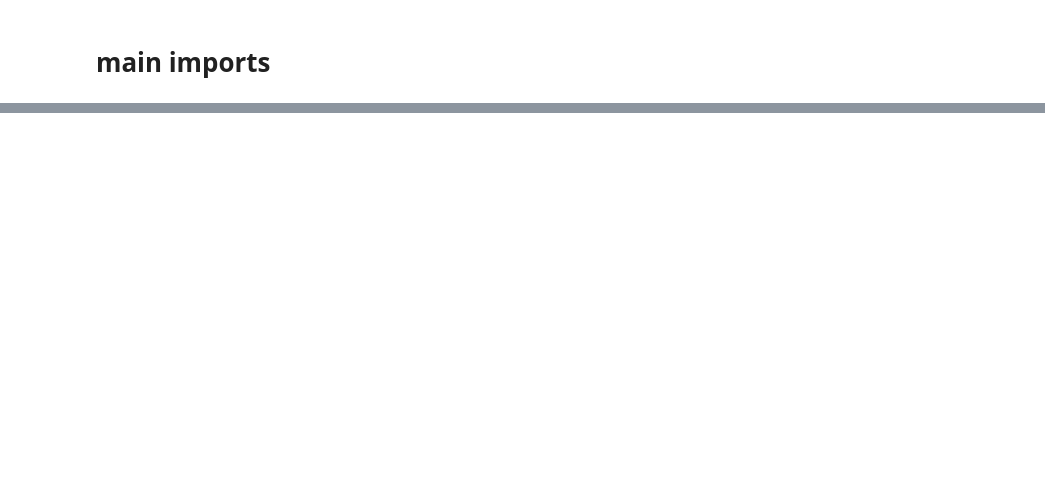
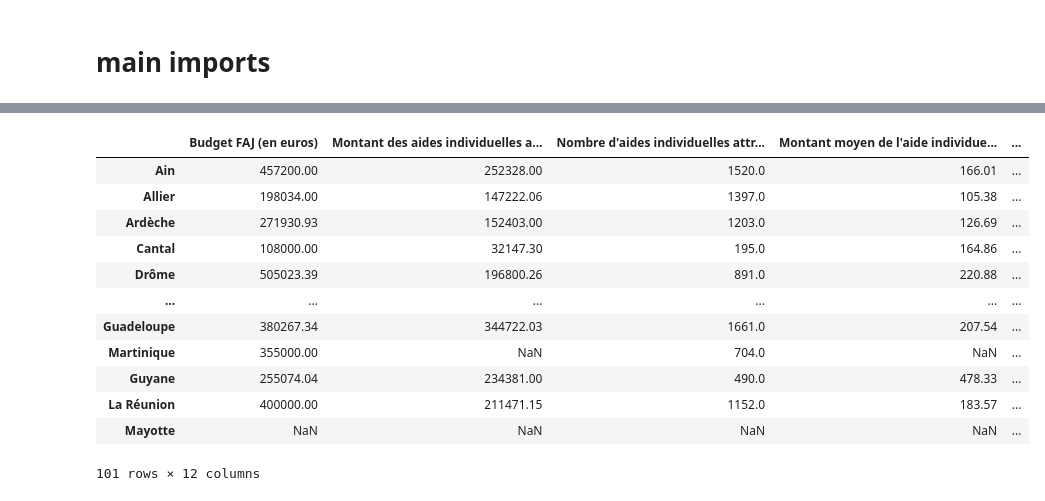
Before and after one commit to femifacia/french_student_precariousness_in_conometrics, a Jupyter notebook: src/regression_faj2015_2020.ipynb, the cells around one changed output, grey strips where cells are left out. Cells and saved outputs as stored; diff of their text form; code cells hidden in the pictures; blank space fills up the shorter version.

```diff
--- a/src/regression_faj2015_2020.ipynb
+++ b/src/regression_faj2015_2020.ipynb
@@ -47,5 +47,20 @@ Notes:
 # %%
 faj_path = "../database/cleaned/merged_faj2015_2020.csv"
 
 faj_df = pd.read_csv(faj_path, index_col=0)
+faj_df
+# %% [output]
+|  | Budget FAJ (en euros) | Montant des aides individuelles a... | Nombre d'aides individuelles attr... | Montant moyen de l'aide individue... | ... |
+| Ain | 457200.00 | 252328.00 | 1520.0 | 166.01 | ... |
+| Allier | 198034.00 | 147222.06 | 1397.0 | 105.38 | ... |
+| Ardèche | 271930.93 | 152403.00 | 1203.0 | 126.69 | ... |
+| Cantal | 108000.00 | 32147.30 | 195.0 | 164.86 | ... |
+| Drôme | 505023.39 | 196800.26 | 891.0 | 220.88 | ... |
+| ... | ... | ... | ... | ... | ... |
+| Guadeloupe | 380267.34 | 344722.03 | 1661.0 | 207.54 | ... |
+| Martinique | 355000.00 | NaN | 704.0 | NaN | ... |
+| Guyane | 255074.04 | 234381.00 | 490.0 | 478.33 | ... |
+| La Réunion | 400000.00 | 211471.15 | 1152.0 | 183.57 | ... |
+| Mayotte | NaN | NaN | NaN | NaN | ... |
+101 rows × 12 columns
 # %%
```
Also changed, not shown: parts of 4 cells of this notebook, 3 other files.
